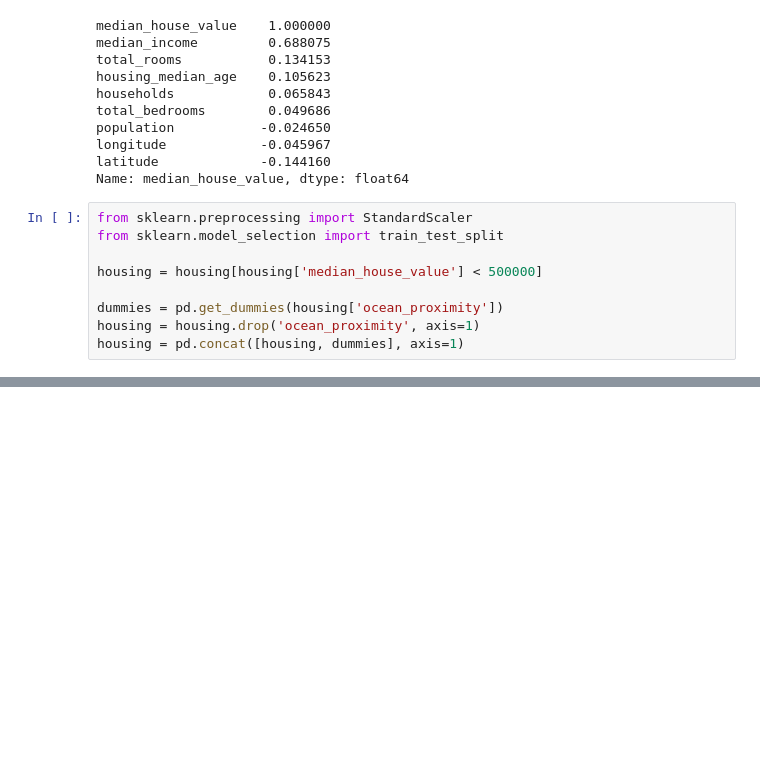
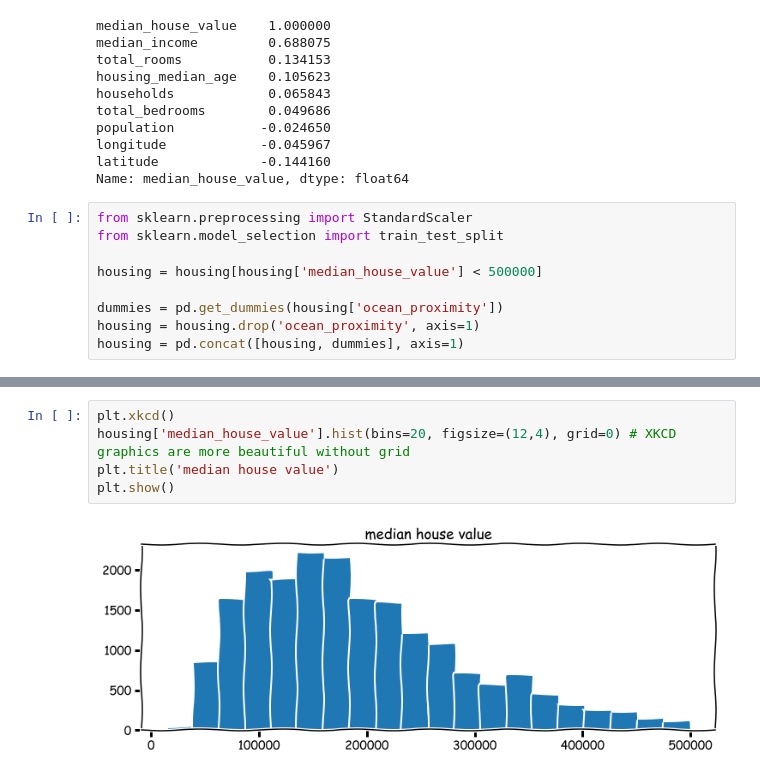
Before and after one commit to GProulx/learning-ai, a Jupyter notebook: housing/housing.ipynb, the cells around one changed output, grey strips where cells are left out. Drawn from its saved outputs; the diff is of its cells as text; blank space fills up the shorter version.

Commit message:
Housing: adding XKCD section

```diff
--- a/housing/housing.ipynb
+++ b/housing/housing.ipynb
@@ -134,0 +143,7 @@ plt.show()
+# %%
+plt.xkcd()
+housing['median_house_value'].hist(bins=20, figsize=(12,4), grid=0) # XKCD graphics are more beautiful without grid
+plt.title('median house value')
+plt.show()
+# %% [output]
+[figure, added]
```
Also changed, not shown: parts of 4 cells of this notebook.
